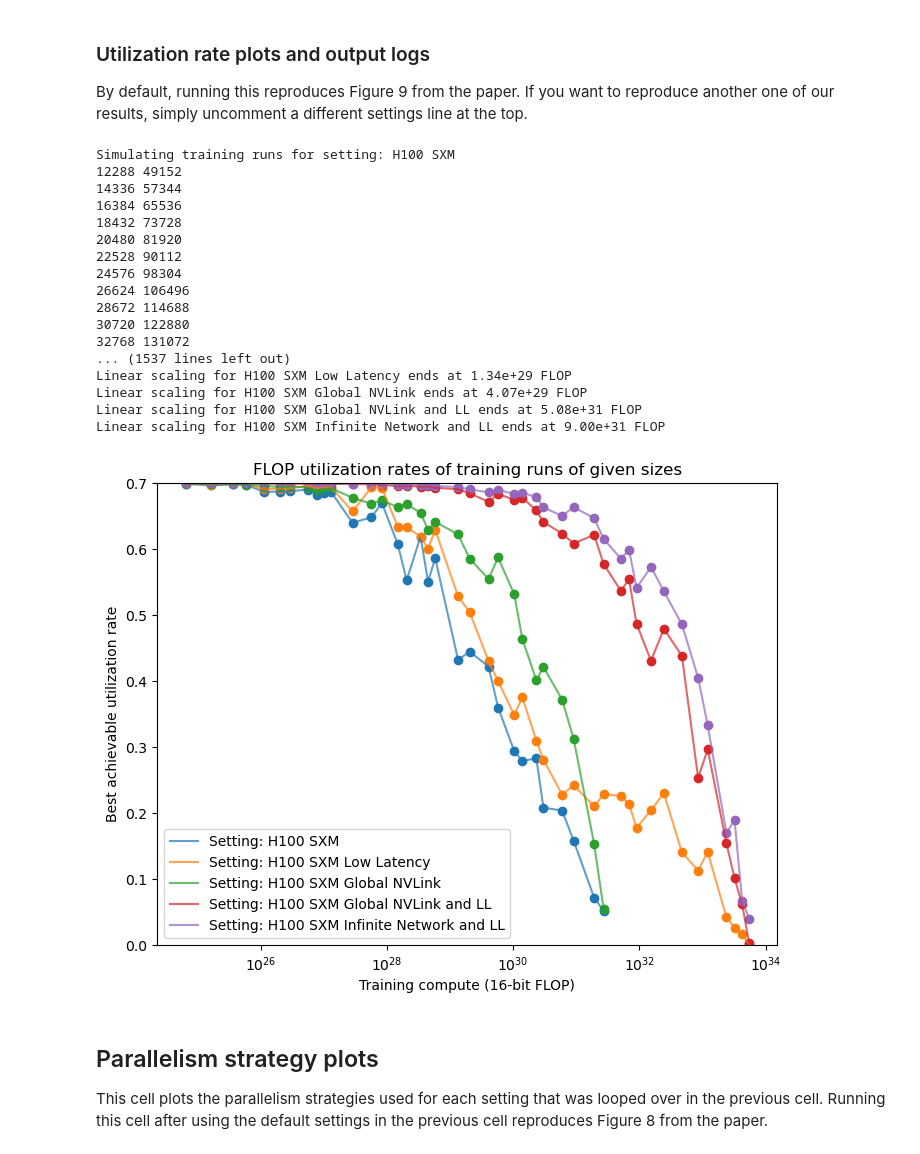
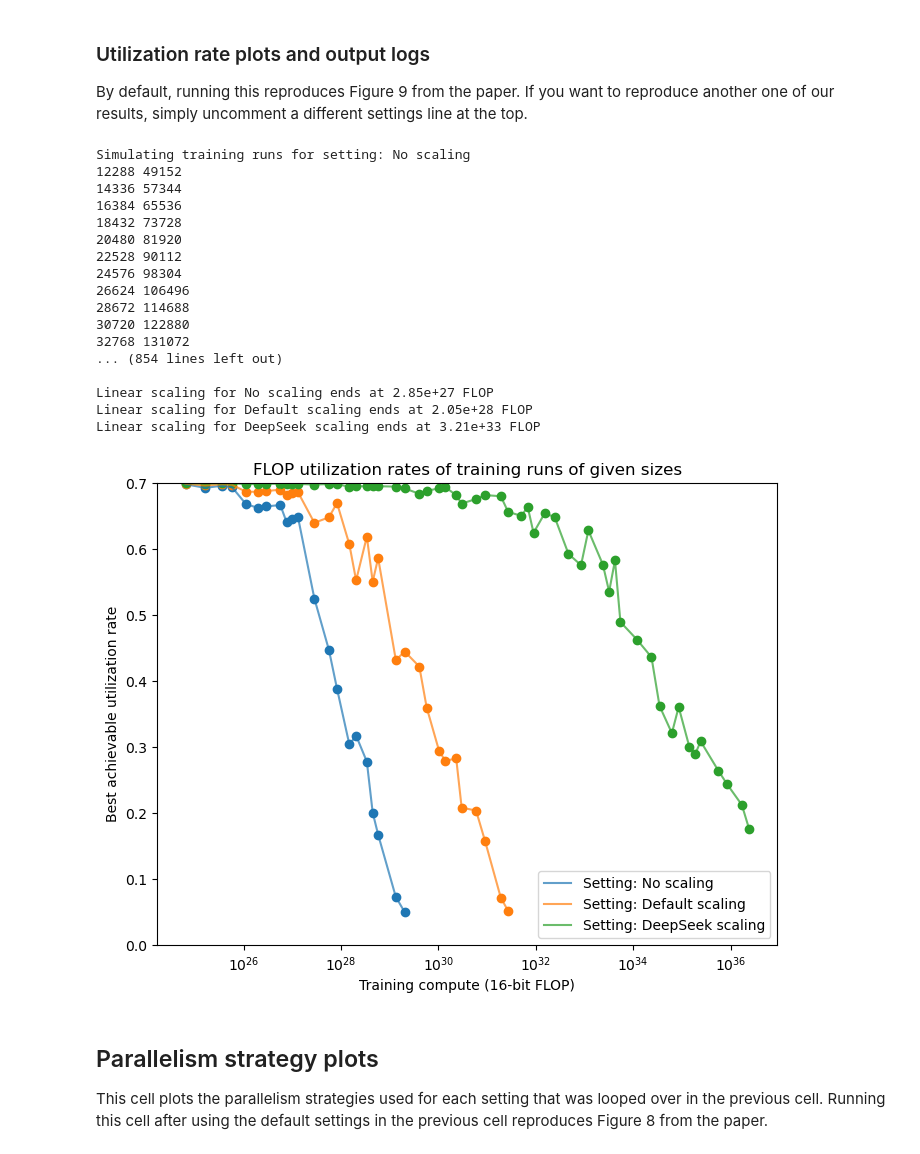
Before and after one commit to ege-erdil/limits_to_distributed_training, a Jupyter notebook: optimal_parallelism.ipynb, the cells around one changed output. Saved outputs shown, nothing was run; the diff lists cells and outputs as text; code cells hidden in the pictures.

```diff
--- a/optimal_parallelism.ipynb
+++ b/optimal_parallelism.ipynb
@@ -665,8 +665,8 @@ By default, running this reproduces Figure 9 from the paper. If you want to repr
 # run_name, settings = "base_comparison", base_comparison_settings
 # run_name, settings = "base_comparison_sparse", base_comparison_sparse_settings
 # run_name, settings = "grand_comparison_sparse", grand_comparison_settings_sparse
-run_name, settings = "grand_comparison_dense", grand_comparison_settings_dense
-# run_name, settings = "batch_size_comparison", batch_size_comparison_settings
+# run_name, settings = "grand_comparison_dense", grand_comparison_settings_dense
+run_name, settings = "batch_size_comparison", batch_size_comparison_settings
 
 
 
@@ -767,40 +767,40 @@ for setting in settings:
 for setting in linear_scaling_end_dict:
     if linear_scaling_end_dict[setting] == None:
         print("Linear scaling for %s ends above %.2e FLOP" % (setting.identifier, max([info[6] for info in info_dict[setting]])))
     else:
         print("Linear scaling for %s ends at %.2e FLOP" % (setting.identifier, linear_scaling_end_dict[setting]))
 
 plt.xscale("log")
 plt.xlabel(f"Training compute ({int(8*gpu.bytewidth)}-bit FLOP)")
 plt.ylabel("Best achievable utilization rate")
 max_theoretical_util = max([s.gpu.clock_Hz/s.gpu.max_clock_Hz for s in settings])
 plt.ylim(0, max_theoretical_util)
 plt.legend()
 
 plt.title("FLOP utilization rates of training runs of given sizes")
 
 plt.savefig("visuals/utilization_plot_%s.png" % (run_name))
 plt.savefig("visuals/utilization_plot_%s.pdf" % (run_name))
 plt.show()
 # %% [output]
-Simulating training runs for setting: H100 SXM
+Simulating training runs for setting: No scaling
 12288 49152
 14336 57344
 16384 65536
 18432 73728
 20480 81920
 22528 90112
 24576 98304
 26624 106496
 28672 114688
 30720 122880
 32768 131072
-... (1537 lines left out)
-Linear scaling for H100 SXM Low Latency ends at 1.34e+29 FLOP
-Linear scaling for H100 SXM Global NVLink ends at 4.07e+29 FLOP
-Linear scaling for H100 SXM Global NVLink and LL ends at 5.08e+31 FLOP
-Linear scaling for H100 SXM Infinite Network and LL ends at 9.00e+31 FLOP
+... (854 lines left out)
+
+Linear scaling for No scaling ends at 2.85e+27 FLOP
+Linear scaling for Default scaling ends at 2.05e+28 FLOP
+Linear scaling for DeepSeek scaling ends at 3.21e+33 FLOP
-[figure, old version]
+[figure, new version]
 # %% [markdown]
 ## Parallelism strategy plots
 
```
Also changed, not shown: parts of 1 cell of this notebook, 5 other files.
